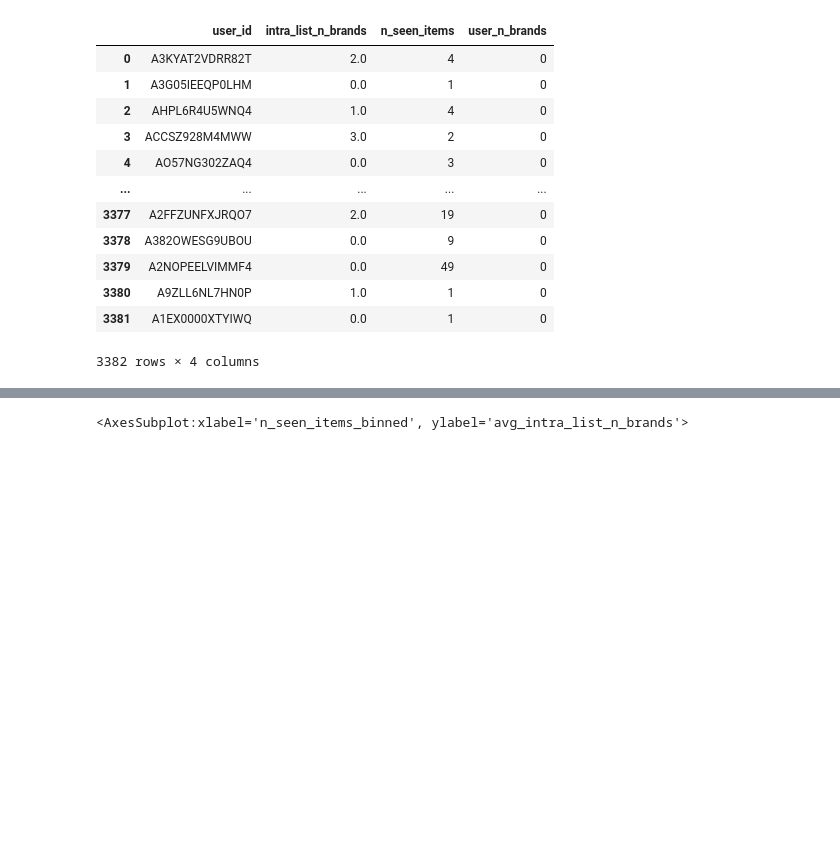
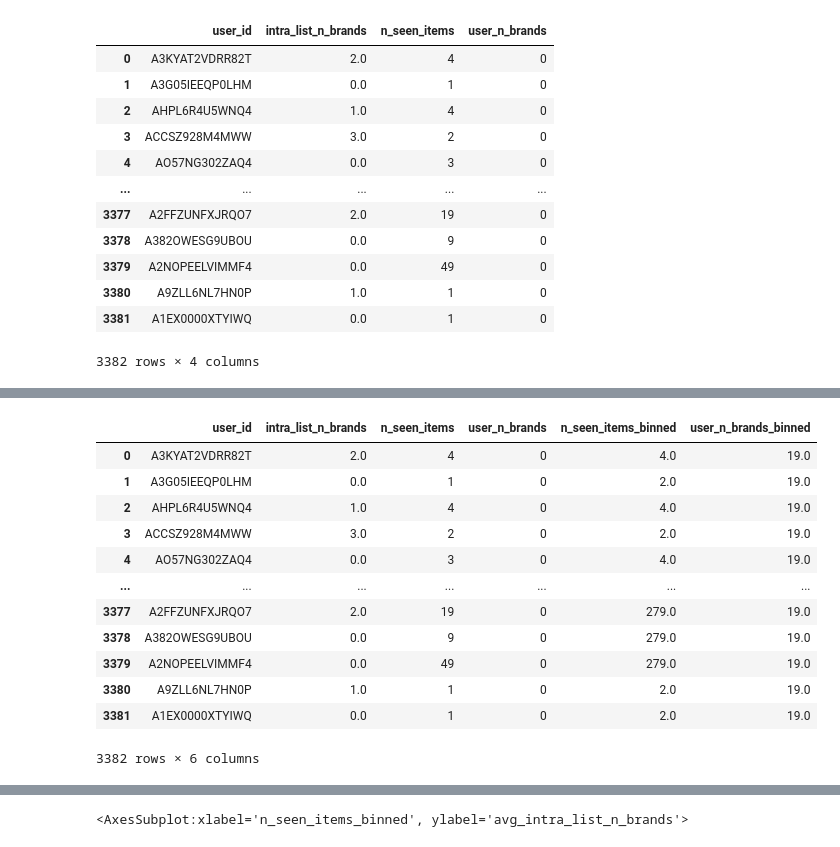
Before and after one commit to mariajoaolavoura/measuring_forgetting, a Jupyter notebook: notebooks/ADM - calculating diversity.ipynb, the cells around one changed output, grey strips where cells are left out. Saved outputs shown, nothing was run; the diff lists cells and outputs as text; code cells hidden in the pictures; blank space fills up the shorter version.

```diff
--- a/notebooks/ADM - calculating diversity.ipynb
+++ b/notebooks/ADM - calculating diversity.ipynb
@@ -539,0 +817,19 @@ avg_intra_list_div_per_bin
+# %%
+diversity_df.drop(columns=['n_seen_items_binned_q3', 'n_seen_items_binned_q4'], inplace=True)
+# %%
+def get_col_binned(df, col_name):
+    '''
+        this function adds a new column to the given dataframe
+    '''
+    try:
+        _, b = pd.qcut(df[col_name], 4, retbins=True, labels=False)
+    except:
+        try:
+            _, b = pd.qcut(df[col_name], 3, retbins=True, labels=False)
+        except:
+            _, b = pd.qcut(df[col_name], 4, retbins=True, labels=False, duplicates='drop')
+
+    col_bin = col_name+'_binned'
+    df[col_bin] =  b[1:][_]
+
+    return col_bin, df
@@ -539,0 +970,34 @@ avg_intra_list_div_per_bin
+# %%
+# try:
+#     _, b = pd.qcut(diversity_df[user_div_col], 4, retbins=True, labels=False)
+
+# except:
+#     try:
+#         _, b = pd.qcut(diversity_df[user_div_col], 3, retbins=True, labels=False)
+
+#     except:
+#         _, b = pd.qcut(diversity_df[user_div_col], 4, retbins=True, labels=False, duplicates='drop')
+
+
+# user_div_bin_col = user_div_col+'_binned'
+# diversity_df[user_div_col+'_binned'] = b[1:][_]
+# diversity_df
+
+
+user_div_bin_col, _ = get_col_binned(diversity_df, user_div_col)
+
+diversity_df
+# %% [output]
+|  | user_id | intra_list_n_brands | n_seen_items | user_n_brands | n_seen_items_binned | user_n_brands_binned |
+| 0 | A3KYAT2VDRR82T | 2.0 | 4 | 0 | 4.0 | 19.0 |
+| 1 | A3G05IEEQP0LHM | 0.0 | 1 | 0 | 2.0 | 19.0 |
+| 2 | AHPL6R4U5WNQ4 | 1.0 | 4 | 0 | 4.0 | 19.0 |
+| 3 | ACCSZ928M4MWW | 3.0 | 2 | 0 | 2.0 | 19.0 |
+| 4 | AO57NG302ZAQ4 | 0.0 | 3 | 0 | 4.0 | 19.0 |
+| ... | ... | ... | ... | ... | ... | ... |
+| 3377 | A2FFZUNFXJRQO7 | 2.0 | 19 | 0 | 279.0 | 19.0 |
+| 3378 | A382OWESG9UBOU | 0.0 | 9 | 0 | 279.0 | 19.0 |
+| 3379 | A2NOPEELVIMMF4 | 0.0 | 49 | 0 | 279.0 | 19.0 |
+| 3380 | A9ZLL6NL7HN0P | 1.0 | 1 | 0 | 2.0 | 19.0 |
+| 3381 | A1EX0000XTYIWQ | 0.0 | 1 | 0 | 2.0 | 19.0 |
+3382 rows × 6 columns
```
Also changed, not shown: parts of 49 cells of this notebook, 1 other file.
